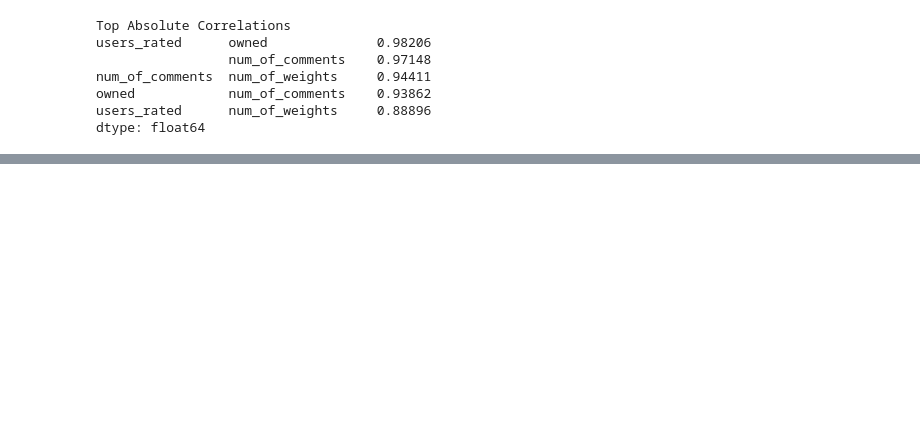
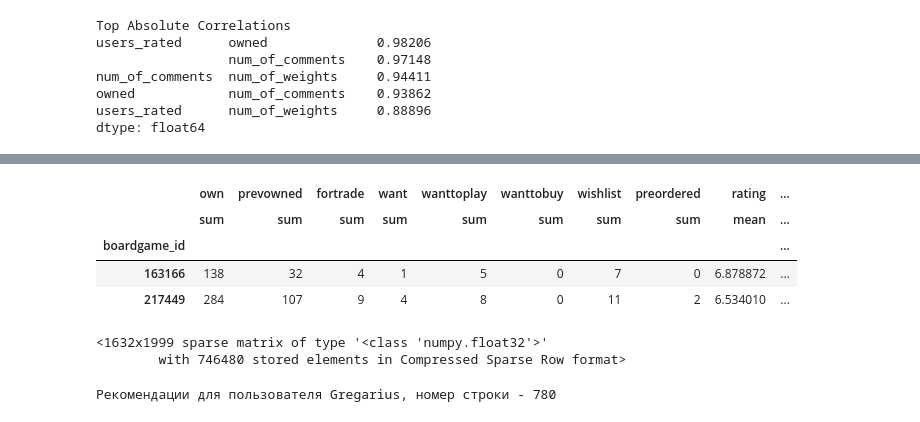
Before and after one commit to e-dracheva/chat-bot_Boardgame_Recommender, a Jupyter notebook: board_game_recommender_notebook.ipynb, the cells around one changed output, grey strips where cells are left out. Drawn from its saved outputs; the diff is of its cells as text; code cells hidden in the pictures; blank space fills up the shorter version.

```diff
--- a/board_game_recommender_notebook.ipynb
+++ b/board_game_recommender_notebook.ipynb
@@ -255,0 +315,3 @@ MAP@10 = 0.031380417300205604
+# %%
+ratings['title'] = ratings['title'].str.lower()
+b_games['title'] = b_games['title'].str.lower()
@@ -255,0 +366,22 @@ MAP@10 = 0.031380417300205604
+# %%
+ratings['rating'] = np.array(ratings['rating'].values, dtype=np.float32)
+
+ratings.loc[ratings['boardgame_id'].isin([217449, 163166])].groupby('boardgame_id').agg({
+    'own': np.sum,
+    'prevowned': np.sum,
+    'fortrade': np.sum,
+    'want': np.sum,
+    'wanttoplay': np.sum,
+    'wanttobuy': np.sum,
+    'wishlist': np.sum,
+    'preordered': np.sum,
+    'rating': ['mean'],
+    'last_modified': ['min', 'max'],
+
+})
+# %% [output]
+|  | own | prevowned | fortrade | want | wanttoplay | wanttobuy | wishlist | preordered | rating | ... |
+|  | sum | sum | sum | sum | sum | sum | sum | sum | mean | ... |
+| boardgame_id |  |  |  |  |  |  |  |  |  | ... |
+| 163166 | 138 | 32 | 4 | 1 | 5 | 0 | 7 | 0 | 6.878872 | ... |
+| 217449 | 284 | 107 | 9 | 4 | 8 | 0 | 11 | 2 | 6.534010 | ... |
@@ -255,0 +429,6 @@ MAP@10 = 0.031380417300205604
+# %%
+train_mat = get_coo_matrix(train).tocsr()
+train_mat
+# %% [output]
+<1632x1999 sparse matrix of type '<class 'numpy.float32'>'
+        with 746480 stored elements in Compressed Sparse Row format>
@@ -255,0 +440,8 @@ MAP@10 = 0.031380417300205604
+# %%
+#тестовый пользователь
+top_N = 10
+user_id = test['user_id'].iloc[0]
+row_id = users_mapping[user_id]
+print(f'Рекомендации для пользователя {user_id}, номер строки - {row_id}')
+# %% [output]
+Рекомендации для пользователя Gregarius, номер строки - 780
```
Also changed, not shown: parts of 34 cells of this notebook.
